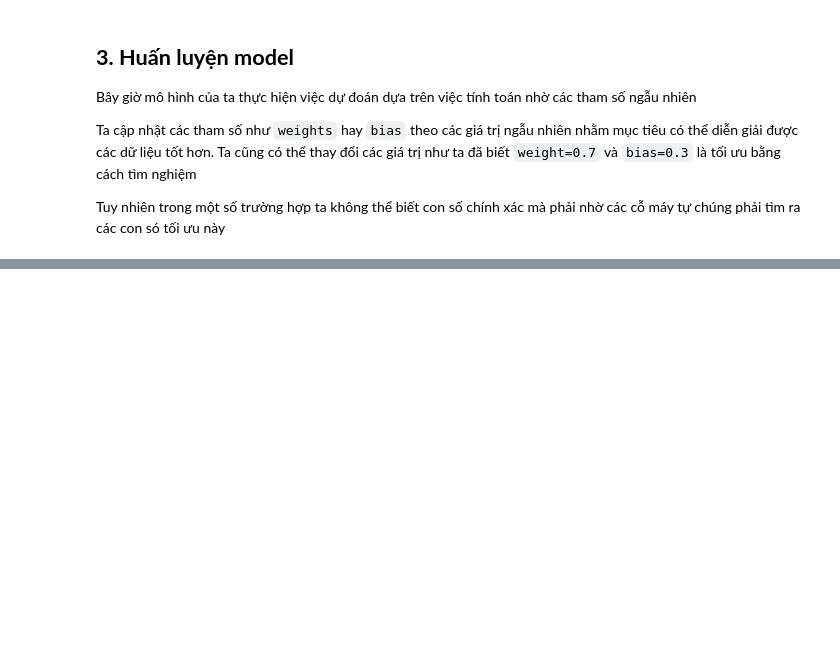
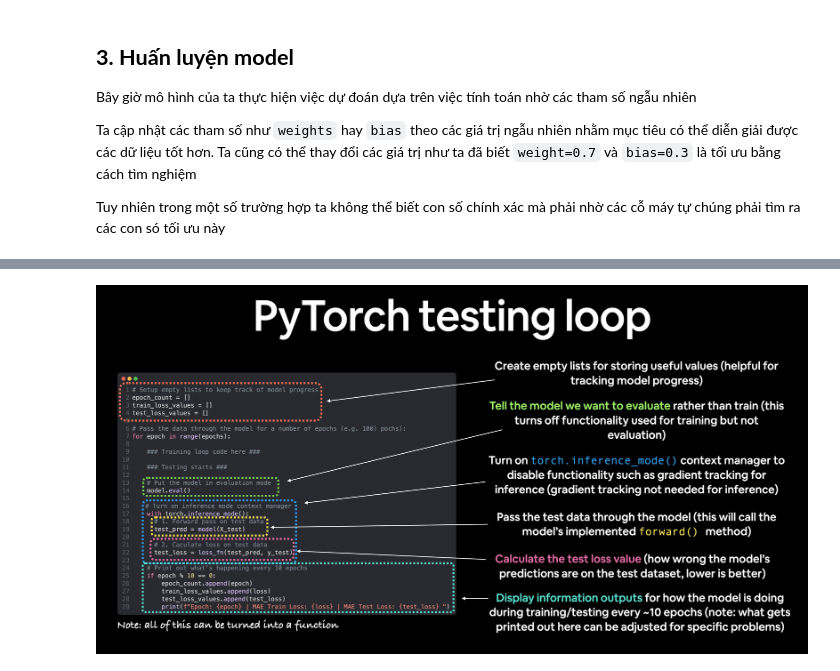
Before and after one commit to TienNguyen0712/ai-engineer-journey, a Jupyter notebook: chapter1_pytorch_workflow_fundamentals/chapter1_pytorch_workflow_fundamentals.ipynb, the cells around one changed output, grey strips where cells are left out. Saved outputs shown, nothing was run; the diff lists cells and outputs as text; code cells hidden in the pictures; blank space fills up the shorter version.

```diff
--- a/chapter1_pytorch_workflow_fundamentals/chapter1_pytorch_workflow_fundamentals.ipynb
+++ b/chapter1_pytorch_workflow_fundamentals/chapter1_pytorch_workflow_fundamentals.ipynb
@@ -243,0 +297,5 @@ Tuy nhiên trong một số trường hợp ta không thể biết con số chí
+# %%
+from IPython.display import Image
+Image('01-pytorch-testing-loop-annotated.png', width=1000)
+# %% [output]
+[figure, added]
```
Also changed, not shown: parts of 16 cells of this notebook.
